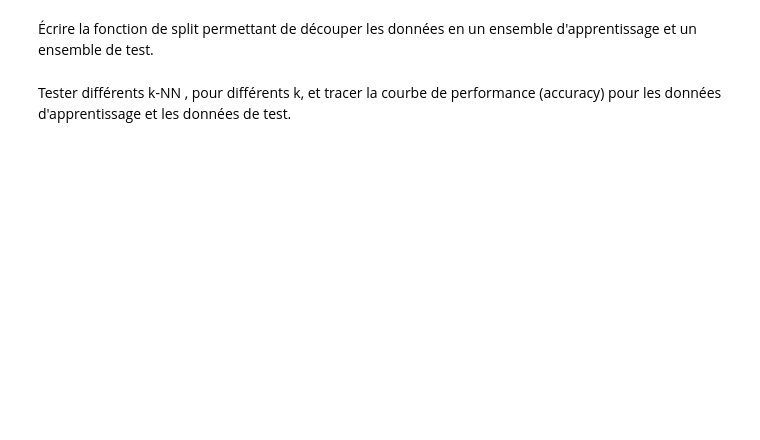
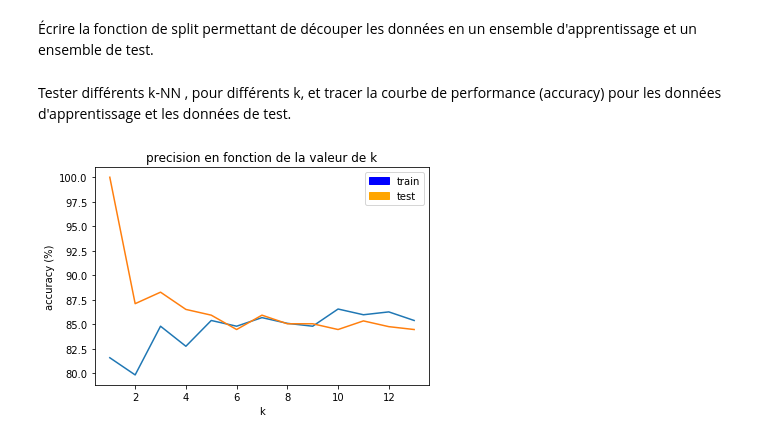
Before and after one commit to exRivalis/3i026, a Jupyter notebook: tp2.ipynb, the cells around one changed output. Cells and saved outputs as stored; diff of their text form; code cells hidden in the pictures; blank space fills up the shorter version.

```diff
--- a/tp2.ipynb
+++ b/tp2.ipynb
@@ -293,7 +362,35 @@ data = loadFile('breast-cancer_scale')
 # %% [markdown]
 Écrire la fonction de split permettant de découper les données en un ensemble d'apprentissage et un ensemble de test.
-# %%
-for d in data.data:
-    print d
+# %%
+def split(d):
+    #contient les couples (data.data, data.target)
+    data_list = [(d.data[i], d.target[i]) for i in range(len(d.data))]
+
+    np.random.shuffle(data_list)
+
+    list_1 = data_list[0:len(data_list)/2]
+    list_2 = data_list[len(data_list)/2:]
+
+    return list_1, list_2
 # %% [markdown]
 Tester différents k-NN , pour différents k, et tracer la courbe de performance (accuracy) pour les données d'apprentissage et les données de test.
+# %%
+train_list, test_list = split(data)
+# %%
+#creation deux Labeledset: train_set et tes_set
+#input_dimension : nombre de colonnes de data.data
+train_set = LabeledSet(data.data.shape[1])
+test_set = LabeledSet(data.data.shape[1])
+
+#remplissant les Labeledsets
+for t in train_list:
+    train_set.addExample(t[0], t[1])
+for t in test_list:
+    test_set.addExample(t[0], t[1])
+# %%
+#test sur k entre 1 et 14
+#train en bleu
+#test en orange
+test_knn(train_set, test_set, 14)
+# %% [output]
+[figure, added]
```
Also changed, not shown: parts of 12 cells of this notebook, 2 other files.
